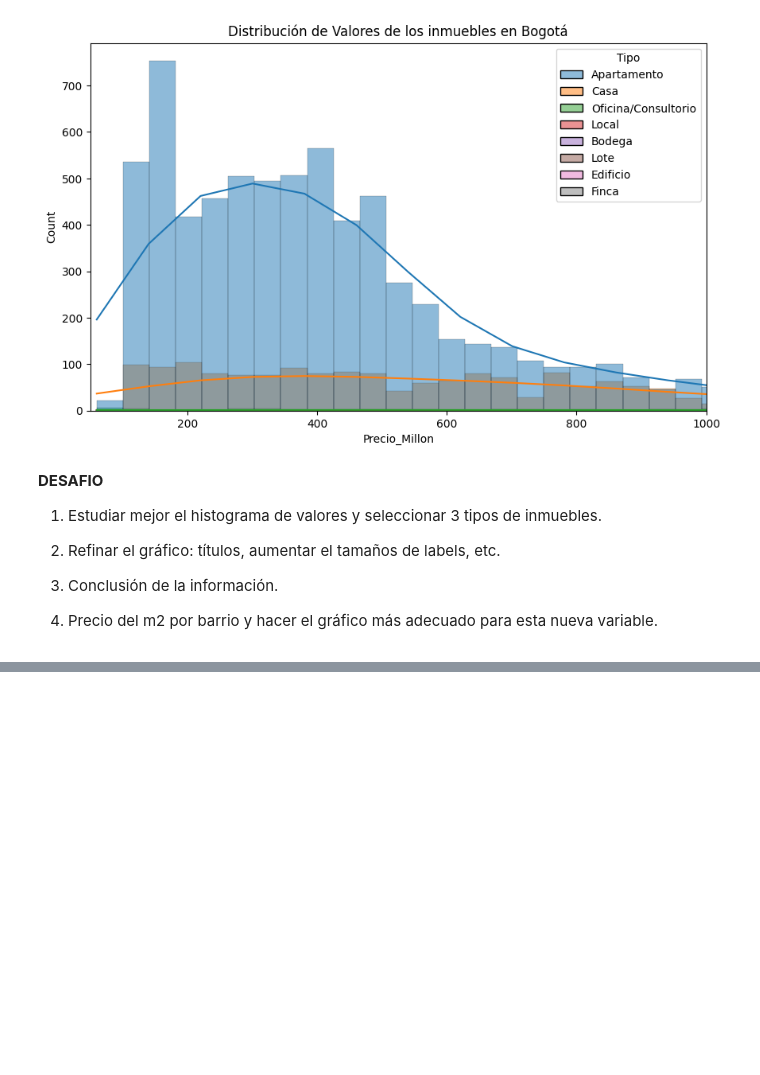
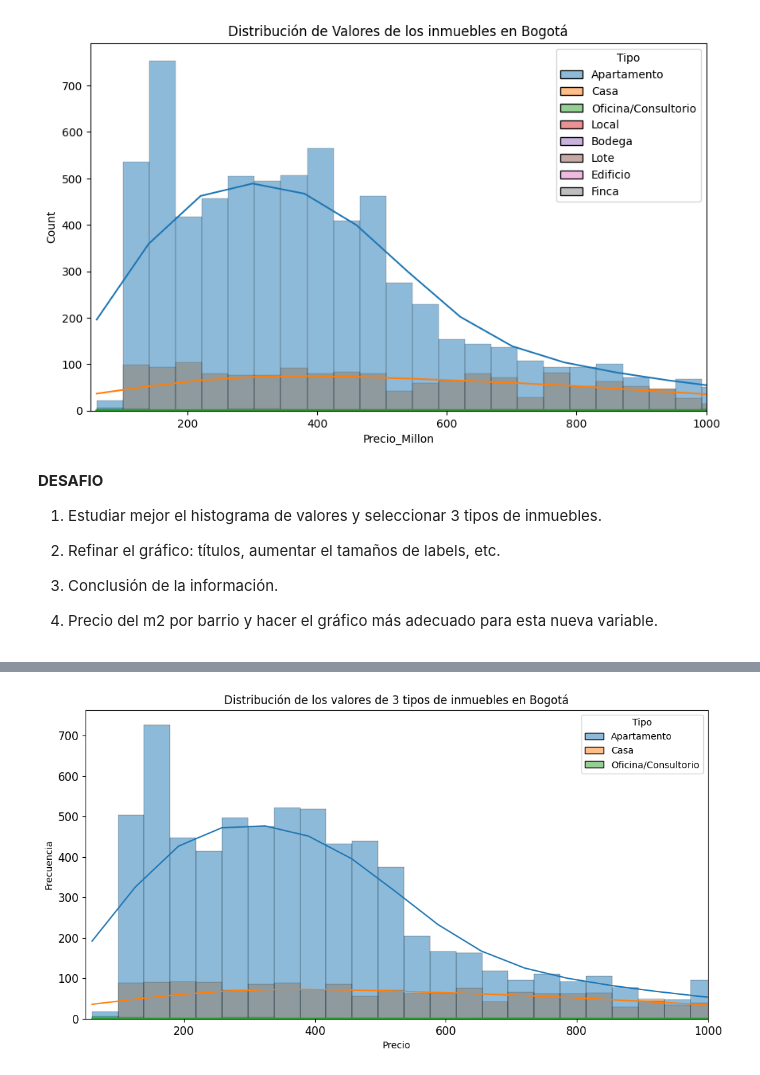
Before and after one commit to costimedina/inmersion-datos-alura, a Jupyter notebook: INMERSION_DATOS_AULA.ipynb, the cells around one changed output, grey strips where cells are left out. Cells and saved outputs as stored; diff of their text form; code cells hidden in the pictures; blank space fills up the shorter version.

```diff
--- a/INMERSION_DATOS_AULA.ipynb
+++ b/INMERSION_DATOS_AULA.ipynb
@@ -533,0 +547,33 @@ plt.show()
+# %%
+#Importamos las librerías
+import matplotlib.pyplot as plt
+import seaborn as sns
+
+#Clonfiguramos el tamaño del lienzo
+plt.figure(figsize=(12,6))
+
+#Definimos la variable de los tipos de vivienda
+tipos_viv = ['Apartamento', 'Casa', 'Oficina/Consultorio']
+tipos_filtrados = inmuebles[inmuebles['Tipo'].isin(tipos_viv)]
+
+#Definimos la paleta de colores para cada tipo de inmueble
+palette = {'Apartamento': '#1f77b4', 'Casa': '#ff7f0e', 'Oficina/Consultorio': '#2ca02c'}
+
+#Graficamos la distrubución de los precios por tipo de inmueble
+grafica = sns.histplot(data=tipos_filtrados, x='Precio_Millon', kde=True, hue='Tipo', palette=palette)
+
+#Se modifican los títulos para que sean más descriptivos
+grafica.set(title='Distribución de los valores de 3 tipos de inmuebles en Bogotá', xlabel='Precio', ylabel='Frecuencia')
+
+#Estilamos las etiquetas
+plt.xticks(fontsize=12)
+plt.yticks(fontsize=12)
+
+#Limitamos el eje x para una mejor visualización
+plt.xlim((50,1000))
+
+#Código para configuración para guardado de la gráfica en algún formato
+plt.savefig('/content/drive/MyDrive/Alura_Latam_Python/valor_tipos_inmuebles.png', format='png')
+plt.show()
+# %% [output]
+[figure, added]
```
Also changed, not shown: parts of 4 cells of this notebook.
